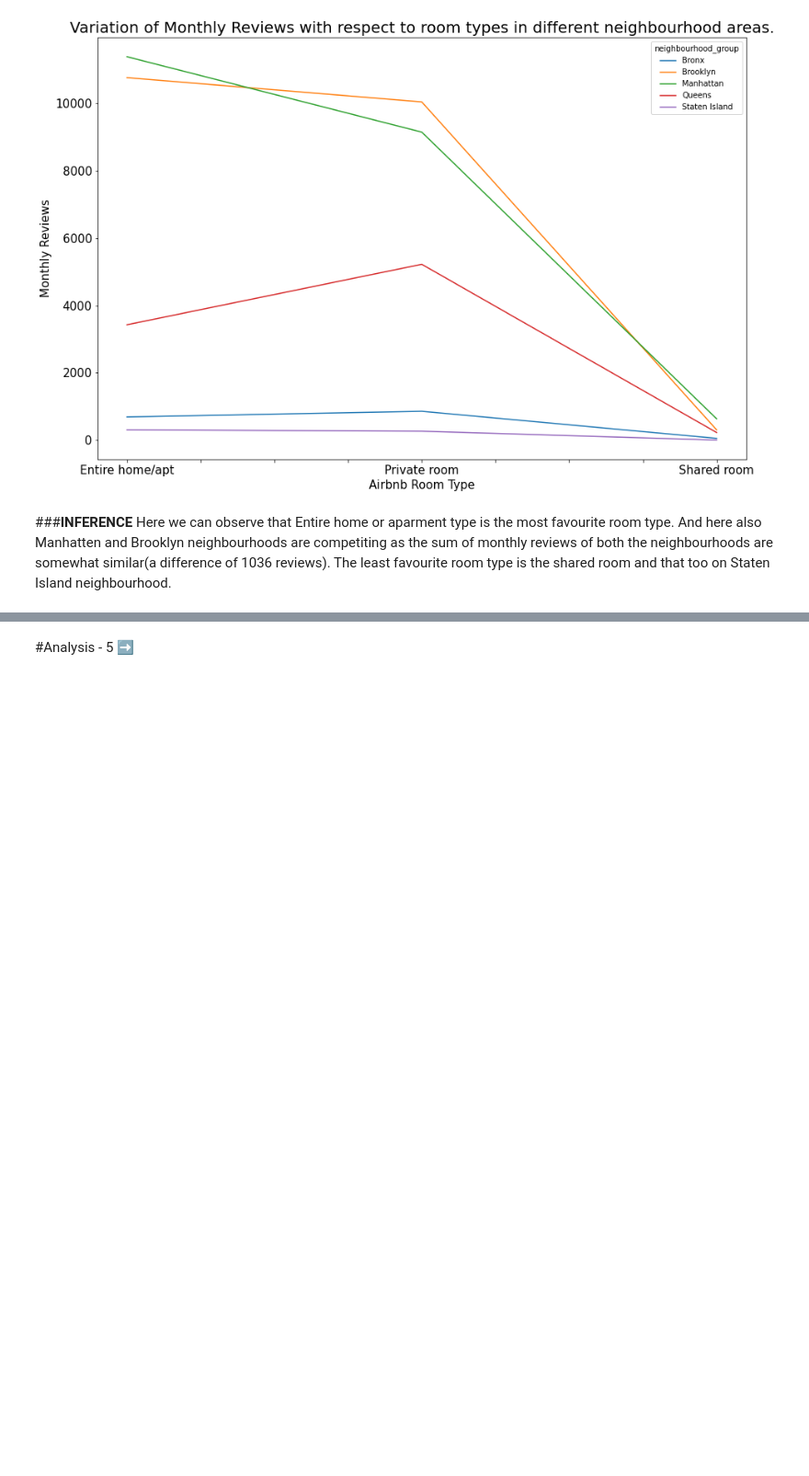
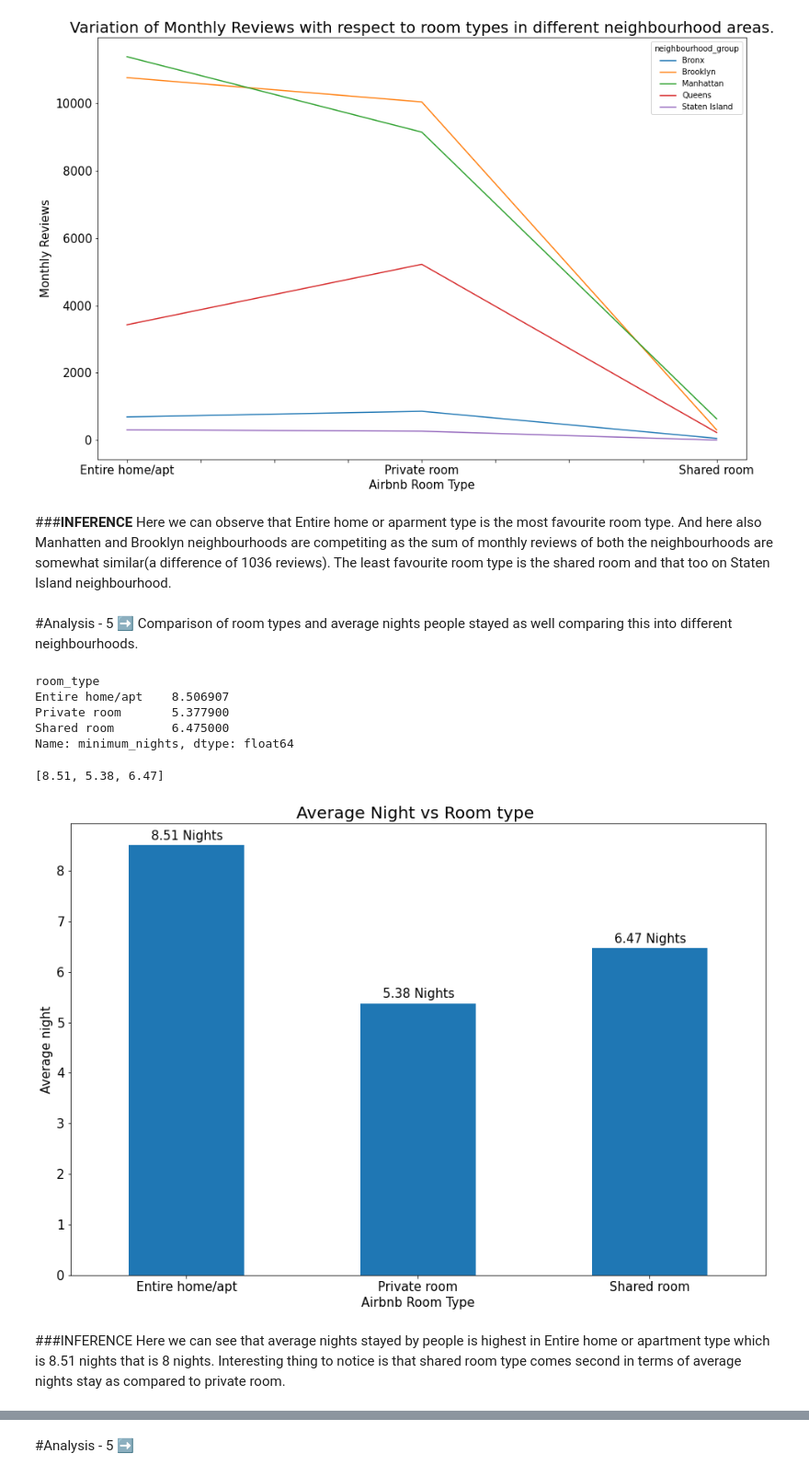
Before and after one commit to shubhamjangid510/EDA-Capstone-Airbnb-Analysis, a Jupyter notebook: Airbnb_Bookings_Analysis_Capstone_Project.ipynb, the cells around one changed output, grey strips where cells are left out. Shown at 92% size. Drawn from its saved outputs; the diff is of its cells as text; code cells hidden in the pictures; blank space fills up the shorter version.

```diff
--- a/Airbnb_Bookings_Analysis_Capstone_Project.ipynb
+++ b/Airbnb_Bookings_Analysis_Capstone_Project.ipynb
@@ -265,3 +257,42 @@ plt.yticks(fontsize = 15)
 # %% [markdown]
 ###**INFERENCE**
 Here we can observe that Entire home or aparment type is the most favourite room type. And here also Manhatten and Brooklyn neighbourhoods are competiting as the sum of monthly reviews of both the neighbourhoods are somewhat similar(a difference of 1036 reviews). The least favourite room type is the shared room and that too on Staten Island neighbourhood.
+# %% [markdown]
+#Analysis - 5 ➡ Comparison of room types and average nights people stayed as well comparing this into different neighbourhoods.
+# %%
+#Average of nights people stayed in different room types.
+night_room_type=df.groupby(['room_type'])['minimum_nights'].mean()
+# %%
+night_room_type
+# %% [output]
+room_type
+Entire home/apt    8.506907
+Private room       5.377900
+Shared room        6.475000
+Name: minimum_nights, dtype: float64
+# %%
+#getting the values of groupby function and converting them into float values to label them on the graph.
+night_value_labels=list(night_room_type.values)
+for i,value in enumerate(night_value_labels):
+  night_value_labels[i]=round(float(value),2)
+
+night_value_labels
+# %% [output]
+[8.51, 5.38, 6.47]
+# %%
+#plotting the graph
+plt.rcParams['figure.figsize']=(15,10)
+night_room_type.plot(kind='bar')
+plt.title("Average Night vs Room type ",fontsize=20)
+plt.xlabel("Airbnb Room Type",fontsize=15)
+plt.xticks(fontsize = 15)
+plt.ylabel("Average night",fontsize=15)
+plt.xticks(rotation=360)
+plt.yticks(fontsize = 15)
+for index,data in enumerate(night_value_labels):
+    plt.text(x=index-0.15 , y =data+0.1 , s=f"{data} Nights" , fontdict=dict(fontsize=15))
+# %% [output]
+[figure, added]
+# %% [markdown]
+###INFERENCE
+Here we can see that average nights stayed by people is highest in Entire home or apartment type which is 8.51 nights that is 8 nights. Interesting thing to notice is that shared room type comes second in terms of average nights stay as compared to private room.
```
Also changed, not shown: parts of 15 cells of this notebook.
